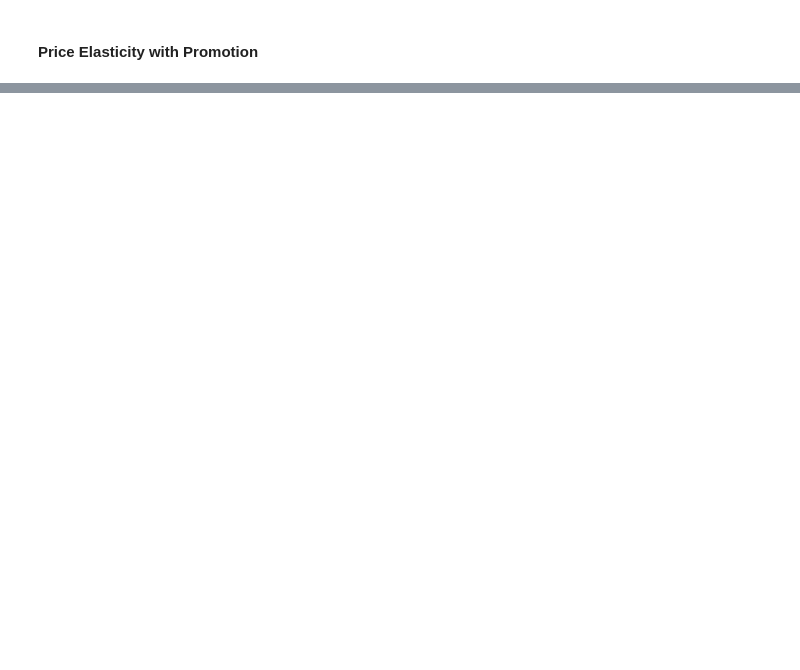
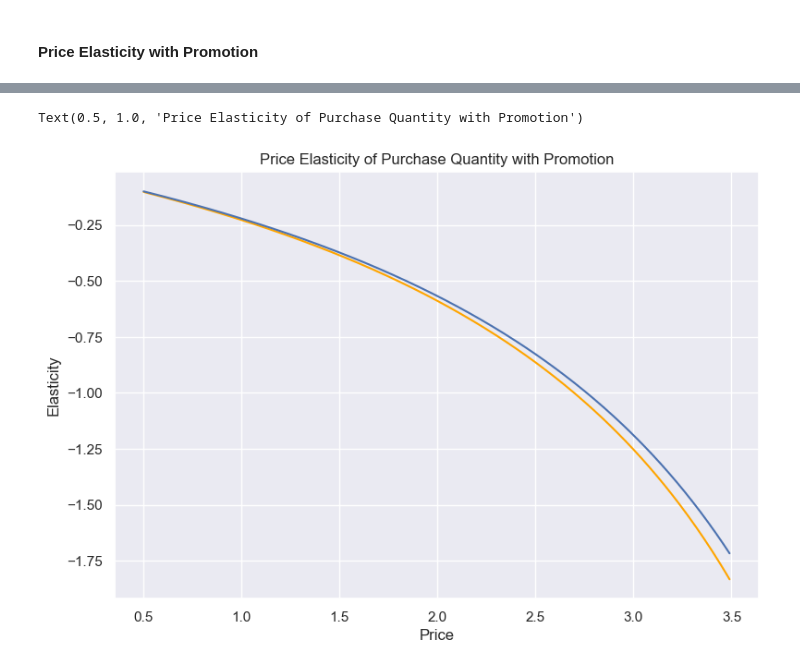
Before and after one commit to Mega-Barrel/customer_analytics, a Jupyter notebook: modelling_purchase_incidence.ipynb, the cells around one changed output, grey strips where cells are left out. Saved outputs shown, nothing was run; the diff lists cells and outputs as text; code cells hidden in the pictures; blank space fills up the shorter version.

```diff
--- a/modelling_purchase_incidence.ipynb
+++ b/modelling_purchase_incidence.ipynb
@@ -320,0 +620,6 @@ Feature names unseen at fit time:
+# %%
+df_price_elasticity_quantity['Promotion_Incidence'] = 0
+predict_quantity = model_quantity.predict(df_price_elasticity_quantity)
+price_elasticity_quantity_promotion_no = beta_quantity * price_range / predict_quantity
+df_price_elasticities['PE_Quantity_Promotion_0'] = price_elasticity_quantity_promotion_no
+df_price_elasticities.head()
@@ -320,0 +633,10 @@ Feature names unseen at fit time:
+# %%
+plt.figure(figsize=(9,6))
+plt.plot(price_range, price_elasticity_quantity_promotion_yes, color='orange')
+plt.plot(price_range, price_elasticity_quantity_promotion_no)
+plt.xlabel('Price')
+plt.ylabel('Elasticity')
+plt.title('Price Elasticity of Purchase Quantity with Promotion')
+# %% [output]
+Text(0.5, 1.0, 'Price Elasticity of Purchase Quantity with Promotion')
+[figure, added]
```
Also changed, not shown: parts of 76 cells of this notebook.
